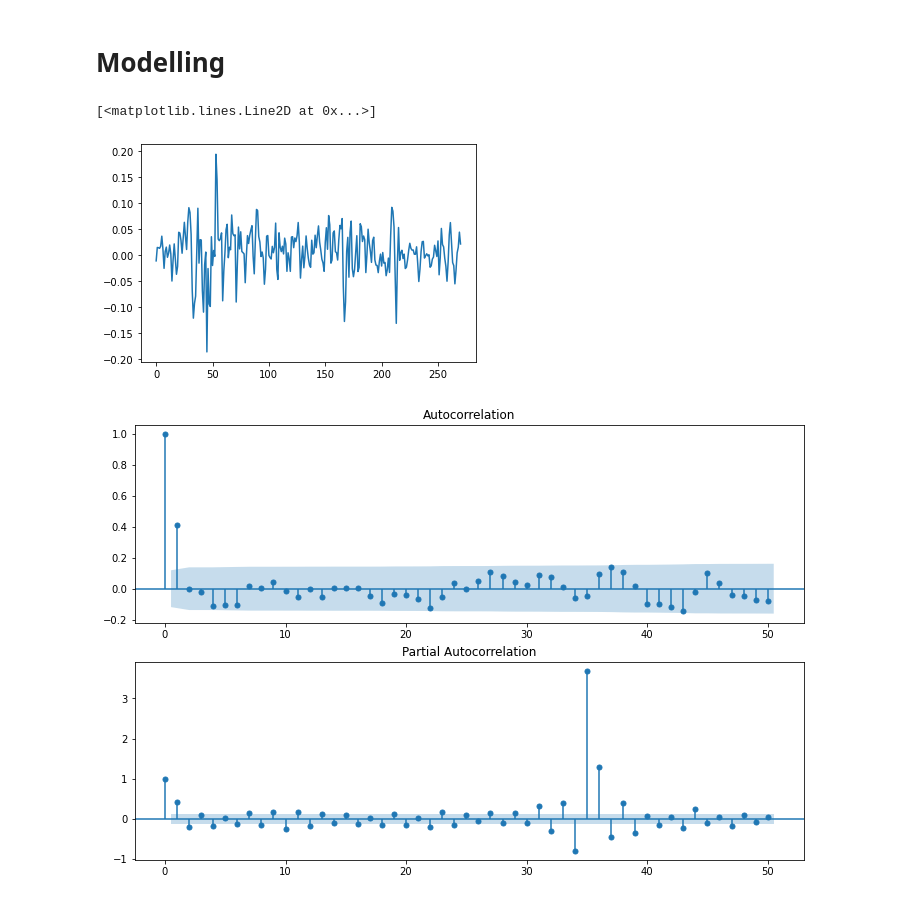
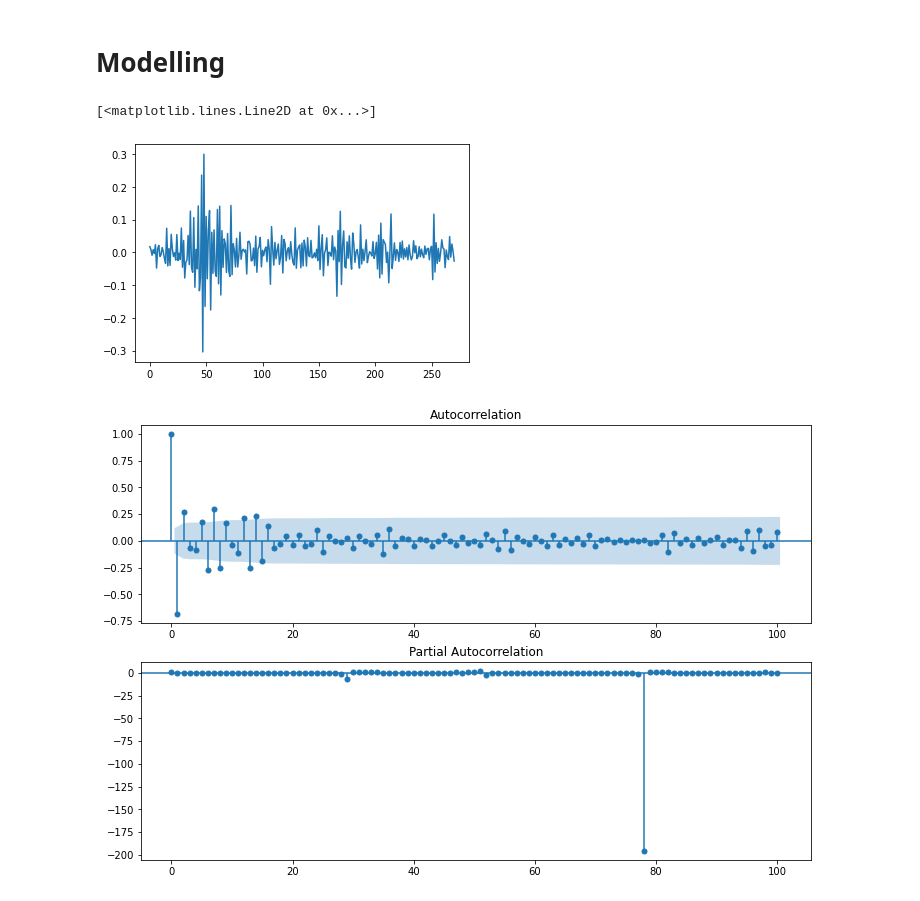
Before and after one commit to VSydorskyy/iasa_master_forecasting, a Jupyter notebook: practical_task/2_final_part.ipynb, the cells around one changed output. Saved outputs shown, nothing was run; the diff lists cells and outputs as text; code cells hidden in the pictures.

```diff
--- a/practical_task/2_final_part.ipynb
+++ b/practical_task/2_final_part.ipynb
@@ -93,15 +82,15 @@ def compute_metrics(y_pred, y_true):
 
 def dima_reversed_partial(time_s, preds):
     time_s = np.log1p(time_s)
-    time_s_diff_1 = time_s.diff(1).dropna().reset_index(drop=True)
-    time_s_diff_1_from_pred = time_s_diff_1.shift(1).dropna().reset_index(drop=True) + preds
-    log_result = time_s.shift(1).dropna().reset_index(drop=True) + time_s_diff_1_from_pred
-    return np.expm1(log_result)
+    time_s_diff_1 = time_s.diff(1).dropna()
+    time_s_diff_1_from_pred = time_s_diff_1.shift(1).dropna() + preds
+    log_result = time_s.shift(1).dropna()+ time_s_diff_1_from_pred
+    return np.expm1(log_result).dropna()
 
 def dima_stationary(input):
-    return np.log1p(input).diff(2).dropna().reset_index(drop=True)
+    return np.log1p(input).diff(1).dropna().diff(1).dropna().reset_index(drop=True)
 # %%
-y_true_all = np.log1p(ts['close']).diff(periods=2).dropna().reset_index(drop=True)
+y_true_all = dima_stationary(ts['close'])
 # y_true = dima_stationary(train_fold_1['close'])
 
 y_true = y_true_all.iloc[:-7]
@@ -110,16 +99,16 @@ y_tru_val = y_true_all.iloc[-7:]
 plt.plot(y_true)
 # %% [output]
 [<matplotlib.lines.Line2D at 0x...>]
-[figure, old version]
+[figure, new version]
 # %%
 fig = plt.figure(figsize=(12,8))
 ax1 = fig.add_subplot(211)
-fig = sm.graphics.tsa.plot_acf(y_true, lags=50, ax=ax1)
+fig = sm.graphics.tsa.plot_acf(y_true, lags=100, ax=ax1)
 ax2 = fig.add_subplot(212)
-fig = sm.graphics.tsa.plot_pacf(y_true, lags=50, ax=ax2)
+fig = sm.graphics.tsa.plot_pacf(y_true, lags=100, ax=ax2)
 plt.show()
 # %% [output]
-[figure, old version]
+[figure, new version]
 # %%
 ARIMA_m = ARIMA(y_true, order=(40,0,0))
 
```
Also changed, not shown: parts of 23 cells of this notebook.
